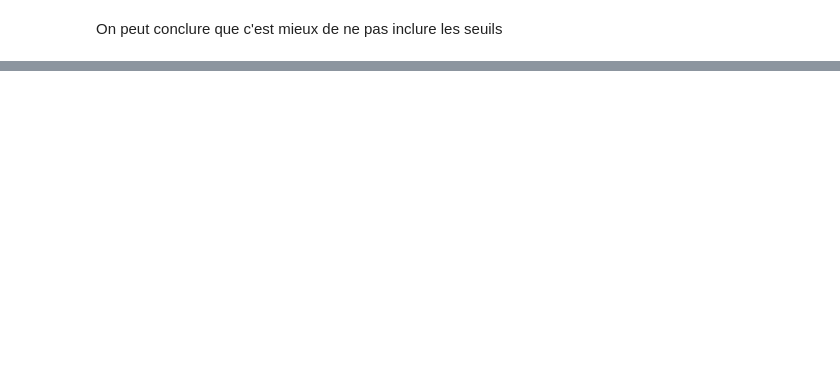
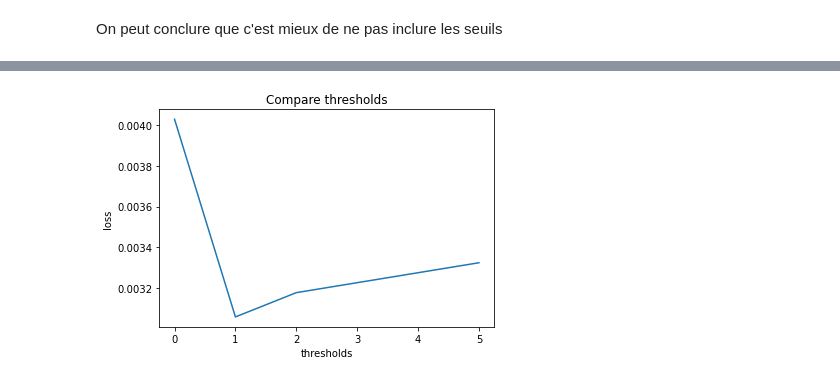
Before and after one commit to meedbek/COVID_FAKE_NEWS_DETECTION, a Jupyter notebook: notebooks/NN_MODEL.ipynb, the cells around one changed output, grey strips where cells are left out. Saved outputs shown, nothing was run; the diff lists cells and outputs as text; code cells hidden in the pictures; blank space fills up the shorter version.

```diff
--- a/notebooks/NN_MODEL.ipynb
+++ b/notebooks/NN_MODEL.ipynb
@@ -476,0 +851,15 @@ On peut conclure que c'est mieux de ne pas inclure les seuils
+# %%
+# Dataset
+x = [0,1,2,5]
+y = []
+for model in thresholdsModels:
+    y.append(model[2])
+plt.plot(x, y,label="Relu")
+
+
+plt.title("Compare thresholds")
+plt.xlabel("thresholds")
+plt.ylabel("loss")
+plt.show()
+# %% [output]
+[figure, added]
```
Also changed, not shown: parts of 51 cells of this notebook, 45 other files.
